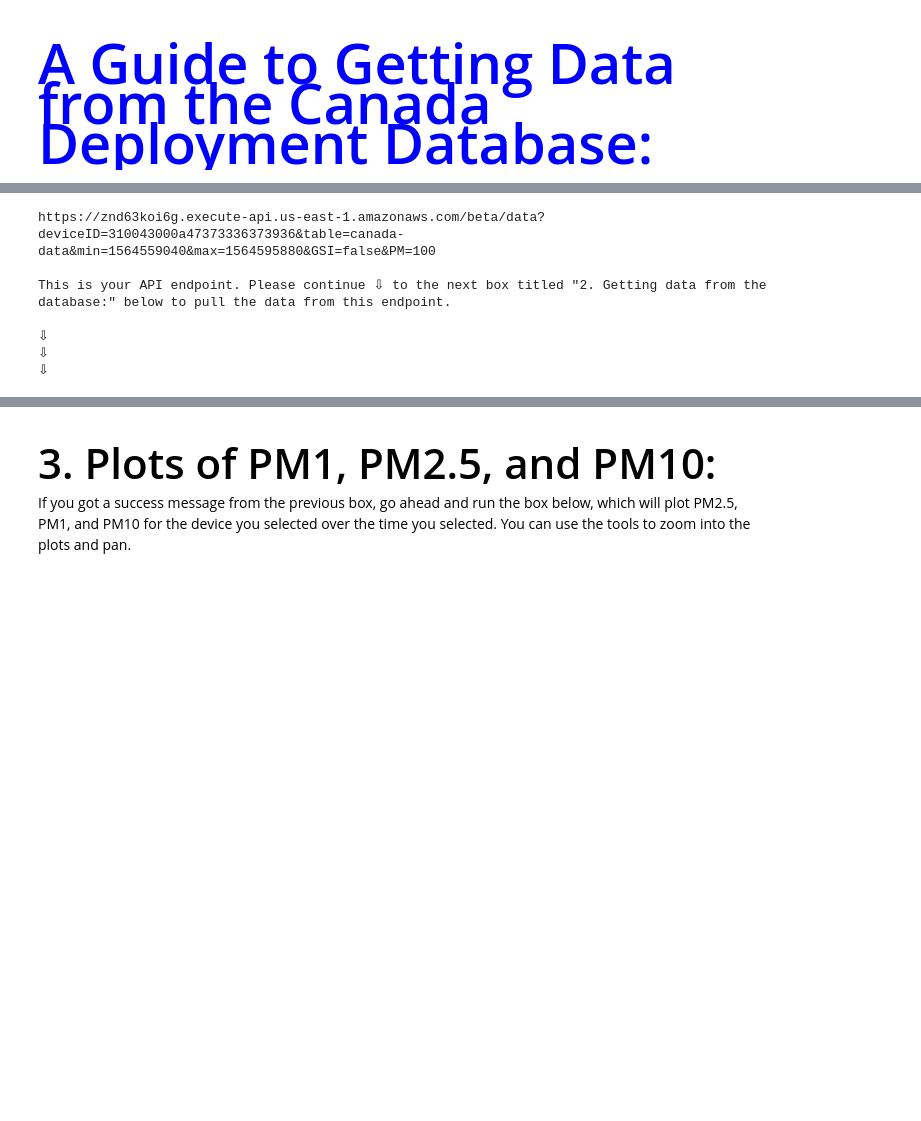
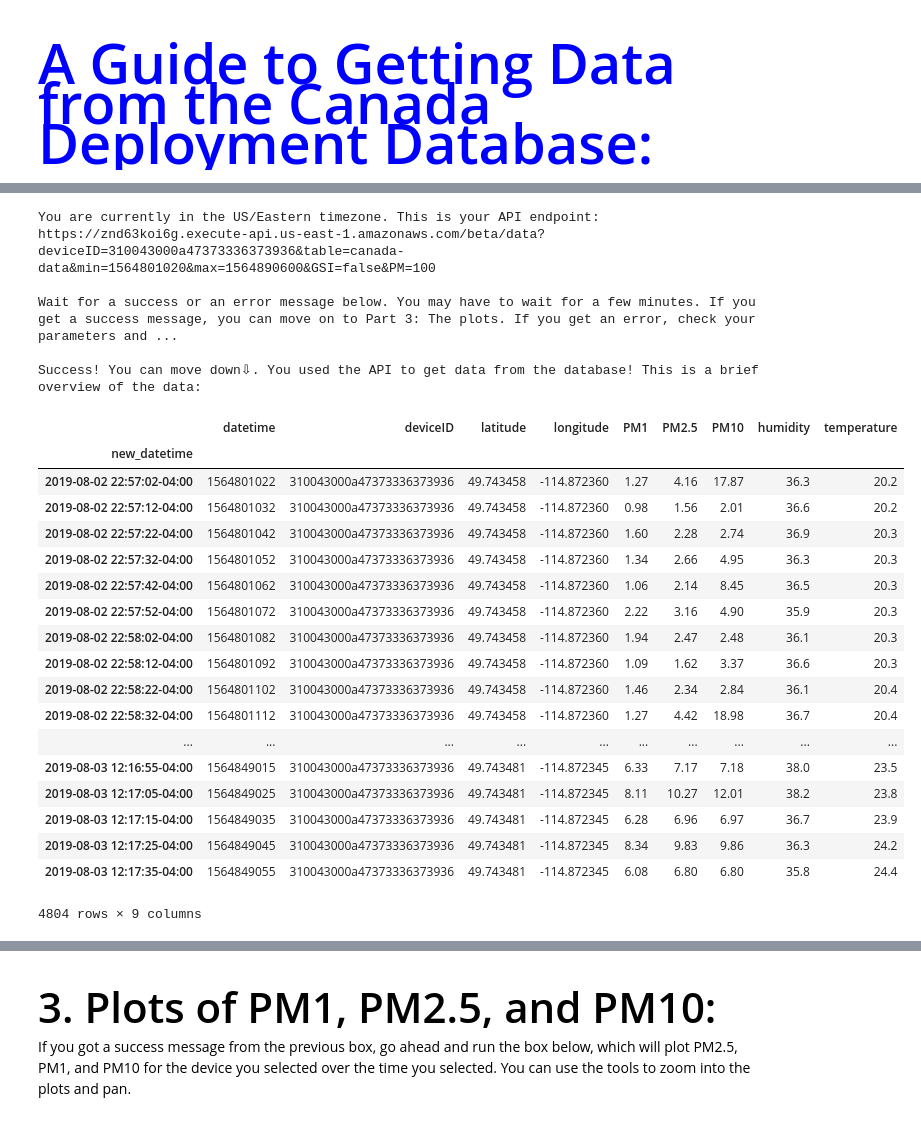
Before and after one commit to annzhang22/canada_data, a Jupyter notebook: Canada_Deployment_Data_1.ipynb, the cells around one changed output, grey strips where cells are left out. Saved outputs shown, nothing was run; the diff lists cells and outputs as text; code cells hidden in the pictures; blank space fills up the shorter version.

Commit message:
updated canada

```diff
--- a/Canada_Deployment_Data_1.ipynb
+++ b/Canada_Deployment_Data_1.ipynb
@@ -19,8 +19,16 @@ import ipywidgets as widgets
 import pandas as pd
 import datetime
 
-current_timezone = datetime.datetime.now(datetime.timezone.utc).astimezone().tzinfo
-print('Hello. You are currently in the '+str(current_timezone)+' timezone. Please answer the questions below.\n')
+#current_timezone = datetime.datetime.now(datetime.timezone.utc).astimezone().tzinfo
+print('Hello. Please answer the questions below.\n')
+
+q_tz=widgets.RadioButtons(
+    options=['US/Eastern' , 'US/Mountain', 'US/Central', 'US/Pacific', 'US/Hawaii', 'US/Alaska'],
+    disabled=False
+)
+print ('0. What time zone are you in? (You will be setting the date range in this time zone)')
+display(q_tz)
+current_timezone=q_tz.value
 
 q_device=widgets.RadioButtons(
     options=['310043000a47373336373936' , '250046000a47373336373936'],
@@ -30,7 +38,7 @@ print ('1. Which device are you querying for?')
 display(q_device)
 
 
-start_date = datetime.datetime(2019, 7, 23, 0, 0)
+start_date = datetime.datetime(2019, 7, 23, 19, 0)
 end_date = datetime.datetime.now()
 
 dates = pd.date_range(start_date, end_date, freq='T')
@@ -84,40 +99,87 @@ Done. Now, we continue down ⇩ and query. To query, click the box below ⇩ and
 # %%
 #Click this box, then click run (▶ in the menu) to query for the data. ⇩
+
 
 #DO NOT TOUCH.
 
 import requests
 import datetime
 import pandas as pd
 import time
 import pytz
 
 deviceID = q_device.value
 
 first_time = selection_range_slider.value[0]
-mintime = str(int(first_time.replace(tzinfo=current_timezone).timestamp()))
+mintime = str(int(first_time.replace(tzinfo=pytz.timezone(current_timezone)).timestamp()))
 
 second_time = selection_range_slider.value[1]
-maxtime = str(int(second_time.replace(tzinfo=current_timezone).timestamp()))
+maxtime = str(int(second_time.replace(tzinfo=pytz.timezone(current_timezone)).timestamp()))
 
 PM= str(q_PM.value)
 
 if q_hotspots.value=='yes':
     GSI='deviceID-PM2.5-index'
 elif q_hotspots.value=='no':
     GSI='false'
 
 table = 'canada-data'
 URL="https://znd63koi6g.execute-api.us-east-1.amazonaws.com/beta/data?deviceID="+deviceID+"&table="+table+"&min="+mintime+"&max="+maxtime+"&GSI="+GSI+"&PM="+PM
 
+print ('\nYou are currently in the '+str(current_timezone)+' timezone. This is your API endpoint:')
 print (URL)
-print ('\nThis is your API endpoint. Please continue ⇩ to the next box titled "2. Getting data from the database:" below to pull the data from this endpoint.')
-print ('\n⇩\n⇩\n⇩\n')
+
+print('\nWait for a success or an error message right below ⇩. You may have to wait for a few minutes. If you get a success message, you can move on to Part 3: The plots. If you get an error, check your parameters and try again.')
+
+#DO NOT TOUCH BELOW
+#use request library to get from API that queries the dyanmodb
+response = requests.get(URL)
+status = str(response.status_code)[0]
+
+#This checks the status code for a good status 200 or 300. If you get an error, something is wrong.
+if status=="2" or status=="3":
+    json = response.json()
+
+    #load in the json response body, create a new dataframe
+    new_df = pd.DataFrame.from_records(json)
+    #convert datetime to EST and add an 'on' column
+    new_df = new_df[(new_df['datetime'] >= int(mintime)) & (new_df['datetime'] <= int(maxtime))]
+    new_df['new_datetime'] = pd.to_datetime(new_df['datetime'], unit='s').dt.tz_localize('GMT').dt.tz_convert(current_timezone)#.dt.tz_localize(None)
+    new_df = new_df.set_index('new_datetime')
+    new_df['On']=1
+    if new_df.empty:
+        print ('\nYour query did not have any results.')
+    else:
+        print('\nSuccess! You can move down⇩. You used the API to get data from the database! This is a brief overview of the data:' )
+    cols=['datetime','deviceID','latitude', 'longitude', 'PM1','PM2.5','PM10', 'humidity', 'temperature', 'bin0', 'bin1', 'bin2', 'bin3', 'bin4', 'bin5', 'bin6', 'bin7', 'bin8', 'bin9','bin10', 'bin11', 'bin12', 'bin13', 'bin14',
+          'bin15','sfr', 'On']
+    new_df = new_df[cols]
+    display(new_df.iloc[:,list(range(0,9))])
+else:
+    raise ValueError('\nError: Check Query Parameters and try again. Either you input the parameters incorrectly or no data exists for that period. You need a Success before moving on to the next box.')
 # %% [output]
-https://znd63koi6g.execute-api.us-east-1.amazonaws.com/beta/data?deviceID=310043000a47373336373936&table=canada-data&min=1564559040&max=1564595880&GSI=false&PM=100
+You are currently in the US/Eastern timezone. This is your API endpoint:
+https://znd63koi6g.execute-api.us-east-1.amazonaws.com/beta/data?deviceID=310043000a47373336373936&table=canada-data&min=1564801020&max=1564890600&GSI=false&PM=100
 
-This is your API endpoint. Please continue ⇩ to the next box titled "2. Getting data from the database:" below to pull the data from this endpoint.
+Wait for a success or an error message below. You may have to wait for a few minutes. If you get a success message, you can move on to Part 3: The plots. If you get an error, check your parameters and ...
 
-⇩
-⇩
-⇩
+Success! You can move down⇩. You used the API to get data from the database! This is a brief overview of the data:
+|  | datetime | deviceID | latitude | longitude | PM1 | PM2.5 | PM10 | humidity | temperature |
+| new_datetime |  |  |  |  |  |  |  |  |  |
+| 2019-08-02 22:57:02-04:00 | 1564801022 | 310043000a47373336373936 | 49.743458 | -114.872360 | 1.27 | 4.16 | 17.87 | 36.3 | 20.2 |
+| 2019-08-02 22:57:12-04:00 | 1564801032 | 310043000a47373336373936 | 49.743458 | -114.872360 | 0.98 | 1.56 | 2.01 | 36.6 | 20.2 |
+| 2019-08-02 22:57:22-04:00 | 1564801042 | 310043000a47373336373936 | 49.743458 | -114.872360 | 1.60 | 2.28 | 2.74 | 36.9 | 20.3 |
+| 2019-08-02 22:57:32-04:00 | 1564801052 | 310043000a47373336373936 | 49.743458 | -114.872360 | 1.34 | 2.66 | 4.95 | 36.3 | 20.3 |
+| 2019-08-02 22:57:42-04:00 | 1564801062 | 310043000a47373336373936 | 49.743458 | -114.872360 | 1.06 | 2.14 | 8.45 | 36.5 | 20.3 |
+| 2019-08-02 22:57:52-04:00 | 1564801072 | 310043000a47373336373936 | 49.743458 | -114.872360 | 2.22 | 3.16 | 4.90 | 35.9 | 20.3 |
+| 2019-08-02 22:58:02-04:00 | 1564801082 | 310043000a47373336373936 | 49.743458 | -114.872360 | 1.94 | 2.47 | 2.48 | 36.1 | 20.3 |
+| 2019-08-02 22:58:12-04:00 | 1564801092 | 310043000a47373336373936 | 49.743458 | -114.872360 | 1.09 | 1.62 | 3.37 | 36.6 | 20.3 |
+| 2019-08-02 22:58:22-04:00 | 1564801102 | 310043000a47373336373936 | 49.743458 | -114.872360 | 1.46 | 2.34 | 2.84 | 36.1 | 20.4 |
+| 2019-08-02 22:58:32-04:00 | 1564801112 | 310043000a47373336373936 | 49.743458 | -114.872360 | 1.27 | 4.42 | 18.98 | 36.7 | 20.4 |
+| ... | ... | ... | ... | ... | ... | ... | ... | ... | ... |
+| 2019-08-03 12:16:55-04:00 | 1564849015 | 310043000a47373336373936 | 49.743481 | -114.872345 | 6.33 | 7.17 | 7.18 | 38.0 | 23.5 |
+| 2019-08-03 12:17:05-04:00 | 1564849025 | 310043000a47373336373936 | 49.743481 | -114.872345 | 8.11 | 10.27 | 12.01 | 38.2 | 23.8 |
+| 2019-08-03 12:17:15-04:00 | 1564849035 | 310043000a47373336373936 | 49.743481 | -114.872345 | 6.28 | 6.96 | 6.97 | 36.7 | 23.9 |
+| 2019-08-03 12:17:25-04:00 | 1564849045 | 310043000a47373336373936 | 49.743481 | -114.872345 | 8.34 | 9.83 | 9.86 | 36.3 | 24.2 |
+| 2019-08-03 12:17:35-04:00 | 1564849055 | 310043000a47373336373936 | 49.743481 | -114.872345 | 6.08 | 6.80 | 6.80 | 35.8 | 24.4 |
+4804 rows × 9 columns
```
Also changed, not shown: parts of 8 cells of this notebook.
